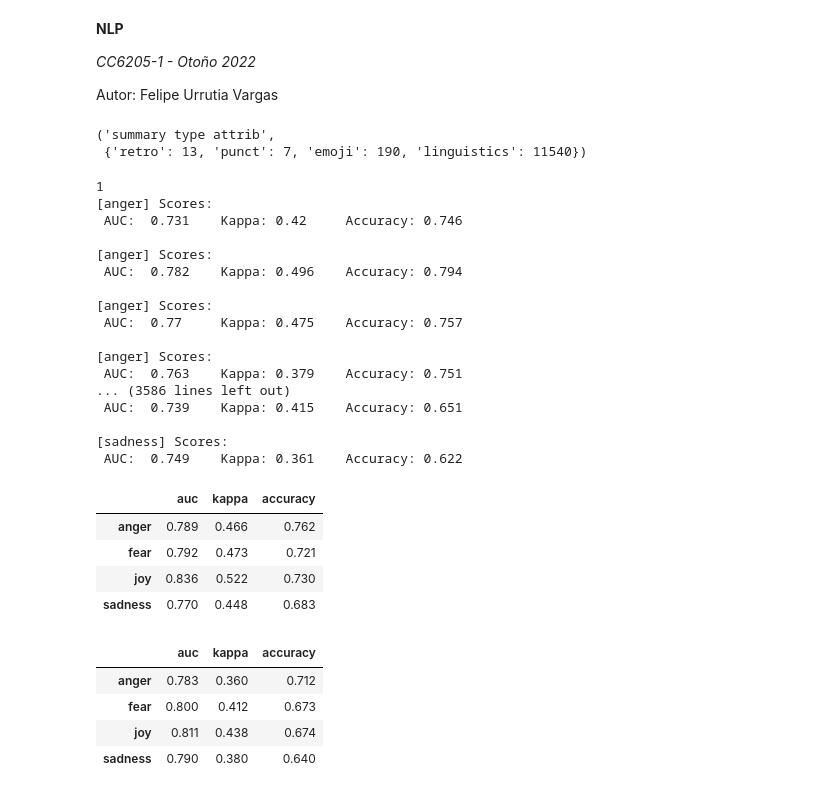
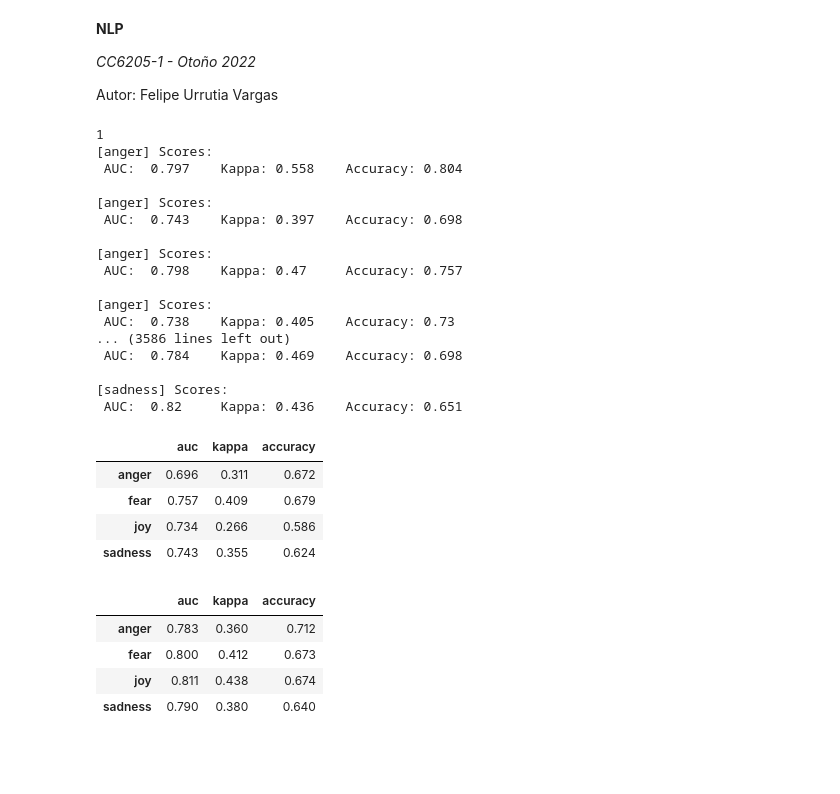
Before and after one commit to furrutiav/NLP-Competition-1, a Jupyter notebook: felipe-benja/03 Evaluacion.ipynb, the cells around one changed output. Cells and saved outputs as stored; diff of their text form; code cells hidden in the pictures; blank space fills up the shorter version.

```diff
--- a/felipe-benja/03 Evaluacion.ipynb
+++ b/felipe-benja/03 Evaluacion.ipynb
@@ -63,8 +63,3 @@ summary_baseline = pd.DataFrame({
              }).set_index("sen")
 # %%
 df_train = pickle.load(open("df_train.pickle", "rb"))
-# %%
-df_representation = pickle.load(open("df_representation_v1.pickle", "rb"))
-df_representation_v2 = pickle.load(open("df_representation_v2.pickle", "rb"))
-df_representation_v3 = pickle.load(open("df_representation_v3.pickle", "rb"))
-df_representation_v4 = pickle.load(open("df_representation_v4.pickle", "rb"))
@@ -76,8 +66,3 @@ partition_attrib = {
-# %%
-"summary type attrib", {k: len(v) for k, v in partition_attrib.items()}
-# %% [output]
-('summary type attrib',
- {'retro': 13, 'punct': 7, 'emoji': 190, 'linguistics': 11540})
 # %%
 def auc_score(test_set, predicted_set):
     high_predicted = np.array([prediction[2] for prediction in predicted_set])
@@ -145,7 +133,12 @@ for num_v in [1, 3, 4]:
 
             X_train, X_test, y_train, y_test = train_test_split(X, y, test_size=0.2, random_state=np.random.randint(1, X.shape[0]))
             y_train = y_train.replace({"low": 0, "medium": 1, "high": 2})
-            clf = make_pipeline(StandardScaler(), SVC(gamma='auto', class_weight="balanced", probability=True))
+#             clf = make_pipeline(StandardScaler(), SVC(gamma='auto', class_weight="balanced", probability=True))
+
+#             clf = make_pipeline(StandardScaler(), RandomForestClassifier(class_weight="balanced"))
+
+            clf = make_pipeline(StandardScaler(), MLPClassifier(hidden_layer_sizes = (50, 100, 200)))
+
             clf.fit(X_train, y_train)
             clf.score(X_test, y_test.replace({"low": 0, "medium": 1, "high": 2}))
             y_pred = clf.predict_proba(X_test)
@@ -162,36 +155,36 @@ for num_v in [1, 3, 4]:
             summary[sen]["auc"].append(auc)
             summary[sen]["kappa"].append(kappa)
             summary[sen]["accuracy"].append(accuracy)
-    pickle.dump(summary, open(f"summary_v{num_v}_1.pickle", "wb"))
+    pickle.dump(summary, open(f"summary_v{num_v}_1_mlp.pickle", "wb"))
 # %% [output]
 1
 [anger] Scores:
- AUC:  0.731    Kappa: 0.42     Accuracy: 0.746
+ AUC:  0.797    Kappa: 0.558    Accuracy: 0.804
 
 [anger] Scores:
- AUC:  0.782    Kappa: 0.496    Accuracy: 0.794
+ AUC:  0.743    Kappa: 0.397    Accuracy: 0.698
 
 [anger] Scores:
- AUC:  0.77     Kappa: 0.475    Accuracy: 0.757
+ AUC:  0.798    Kappa: 0.47     Accuracy: 0.757
 
 [anger] Scores:
- AUC:  0.763    Kappa: 0.379    Accuracy: 0.751
+ AUC:  0.738    Kappa: 0.405    Accuracy: 0.73
 ... (3586 lines left out)
- AUC:  0.739    Kappa: 0.415    Accuracy: 0.651
+ AUC:  0.784    Kappa: 0.469    Accuracy: 0.698
 
 [sadness] Scores:
- AUC:  0.749    Kappa: 0.361    Accuracy: 0.622
+ AUC:  0.82     Kappa: 0.436    Accuracy: 0.651
 # %%
 # pickle.dump(summary, open("summary_v1.pickle", "wb"))
 # %%
-summary = pickle.load(open("summary_v4_1.pickle", "rb"))
+summary = pickle.load(open("summary_v1_2.pickle", "rb"))
 pd.DataFrame({l: {sen: round(np.mean(summary[sen][l]), 3) for sen in sentiments} for l in metrics})#.set_index("sen")
 # %% [output]
 |  | auc | kappa | accuracy |
-| anger | 0.789 | 0.466 | 0.762 |
-| fear | 0.792 | 0.473 | 0.721 |
-| joy | 0.836 | 0.522 | 0.730 |
-| sadness | 0.770 | 0.448 | 0.683 |
+| anger | 0.696 | 0.311 | 0.672 |
+| fear | 0.757 | 0.409 | 0.679 |
+| joy | 0.734 | 0.266 | 0.586 |
+| sadness | 0.743 | 0.355 | 0.624 |
 # %%
 summary = pickle.load(open("summary_v2.pickle", "rb"))
 pd.DataFrame({l: {sen: round(np.mean(summary[sen][l]), 3) for sen in sentiments} for l in metrics})#.set_index("sen")
```
Also changed, not shown: parts of 10 cells of this notebook, 4 other files.
